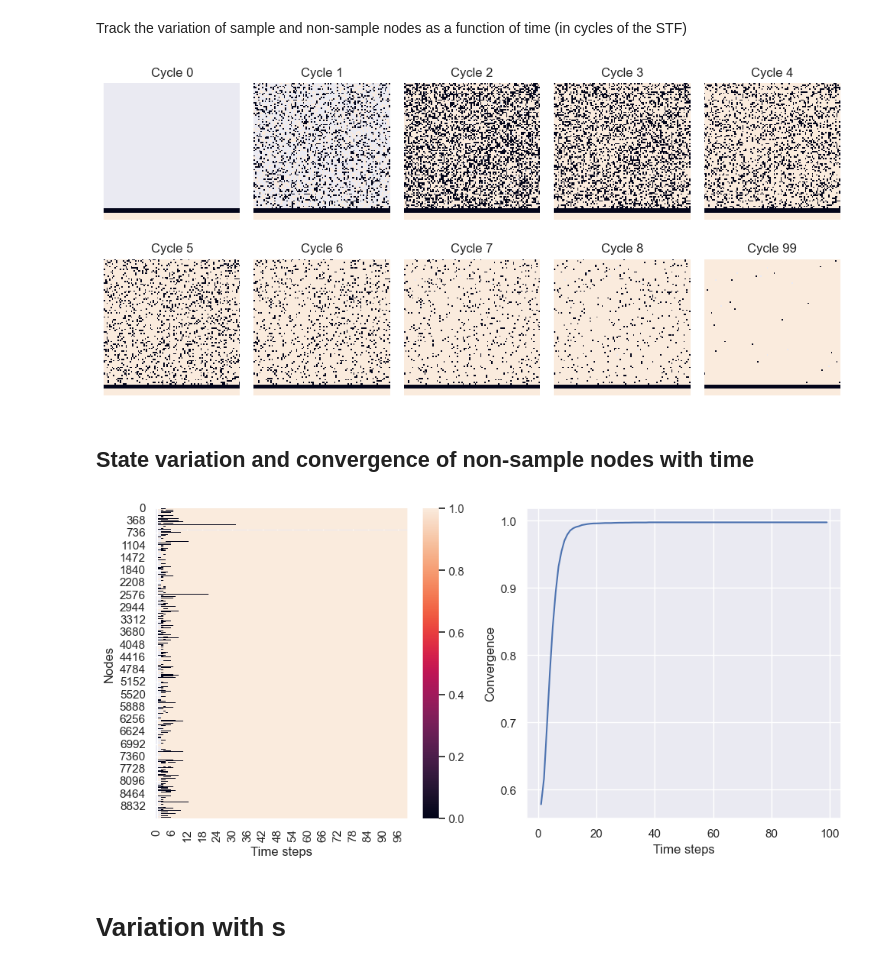
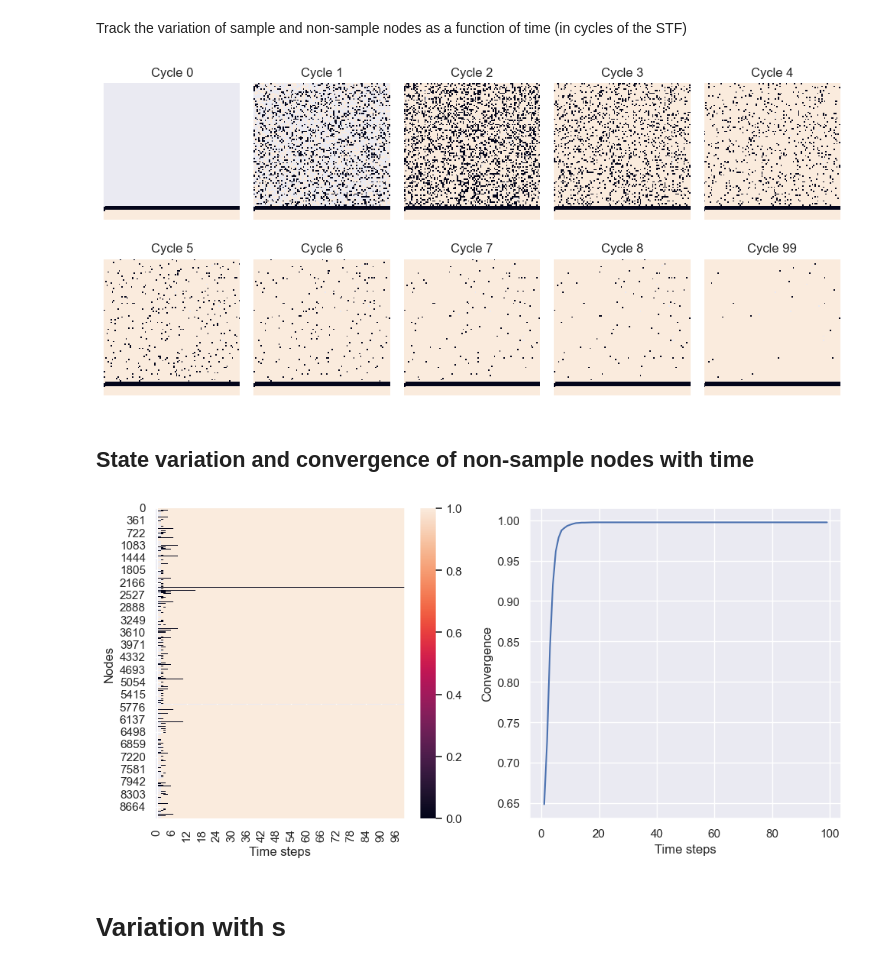
Before and after one commit to dineshpinto/synchronous-gossip-protocol, a Jupyter notebook: synchronous_gossip.ipynb, the cells around one changed output. Cells and saved outputs as stored; diff of their text form; code cells hidden in the pictures.

Commit message:
Added node storage, updated content and README

```diff
--- a/synchronous_gossip.ipynb
+++ b/synchronous_gossip.ipynb
@@ -11,10 +34,15 @@ sns.set_theme()
 # %%
 total_nodes = 10000
-frac_honest_sample = 0.05
-frac_adversarial_sample = 0.03
+frac_sample = 0.1
+frac_honest_sample = 0.7
+frac_adversarial_sample = 0.3
 
-num_honest_sample_nodes = int(frac_honest_sample * total_nodes)
-num_adversarial_sample_nodes = int(frac_adversarial_sample * total_nodes)
+assert frac_adversarial_sample + frac_honest_sample == 1
+
+num_honest_sample_nodes = int(frac_honest_sample * frac_sample * total_nodes)
+num_adversarial_sample_nodes = int(frac_adversarial_sample * frac_sample * total_nodes)
 num_non_sample_nodes = total_nodes - (num_honest_sample_nodes + num_adversarial_sample_nodes)
 time_steps = 100
 num_connected_nodes = 7
+
+assert num_non_sample_nodes + num_honest_sample_nodes + num_adversarial_sample_nodes == total_nodes
@@ -28,0 +51,16 @@ states = generate_nodes_and_run_stf(
+# %%
+node_generator = NodeGenerator(
+    num_non_sample_nodes=num_non_sample_nodes,
+    num_honest_sample_nodes=num_honest_sample_nodes,
+    num_adversarial_sample_nodes=num_adversarial_sample_nodes
+)
+
+sample_nodes, non_sample_nodes = node_generator.initialize_nodes()
+
+# Each node contains a list of its peers
+node_generator.link_nodes(
+    generator=node_generator.randomly_connected_nodes(
+        total_nodes=sample_nodes + non_sample_nodes,
+        num_connected_nodes=num_connected_nodes
+    )
+)
@@ -29 +69,8 @@ states = generate_nodes_and_run_stf(
+# %%
+state_transition_func = StateTransitionFunction(
+    sample_nodes=sample_nodes,
+    non_sample_nodes=non_sample_nodes
+)
+
+states = state_transition_func.iterate_state(time_steps)
 # %%
@@ -36,18 +84,17 @@ Track the variation of sample and non-sample nodes as a function of time (in cyc
 # %%
 fig, ax = plt.subplots(nrows=2, ncols=5, figsize=(10, 5))
 
 plot_idx = 0
 for idx in [*range(9), 99]:
-    idx = int(idx)
     axis = ax[plot_idx // 5, plot_idx % 5]
     data = df[idx].to_numpy().reshape((int(np.sqrt(df.shape[0])), int(np.sqrt(df.shape[0]))))
     sns.heatmap(data, ax=axis, square=True, cbar=False, xticklabels=False, yticklabels=False)
     axis.set_title(f"Cycle {idx}")
     plot_idx += 1
 
 fig.tight_layout()
 # %% [output]
-[figure, old version]
+[figure, new version]
 # %% [markdown]
 ## State variation and convergence of non-sample nodes with time
 # %%
@@ -62,7 +109,7 @@ ax1.set_xlabel("Time steps")
 ax1.set_ylabel("Convergence")
 fig.tight_layout()
 # %% [output]
-[figure, old version]
+[figure, new version]
 # %% [markdown]
 # Variation with s
 # %% [markdown]
```
Also changed, not shown: parts of 15 cells of this notebook, 2 other files.
